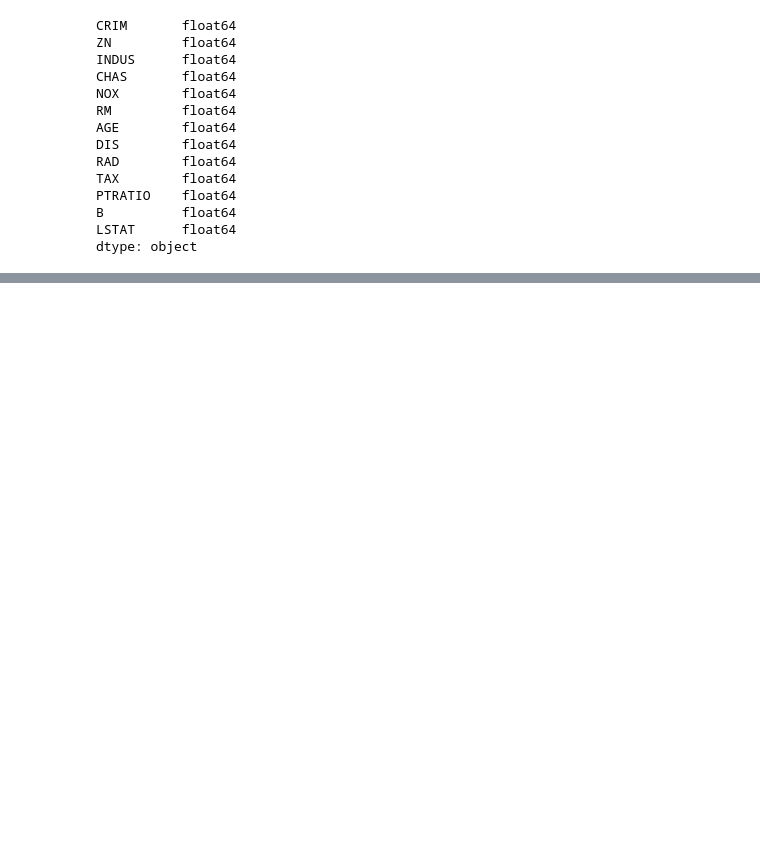
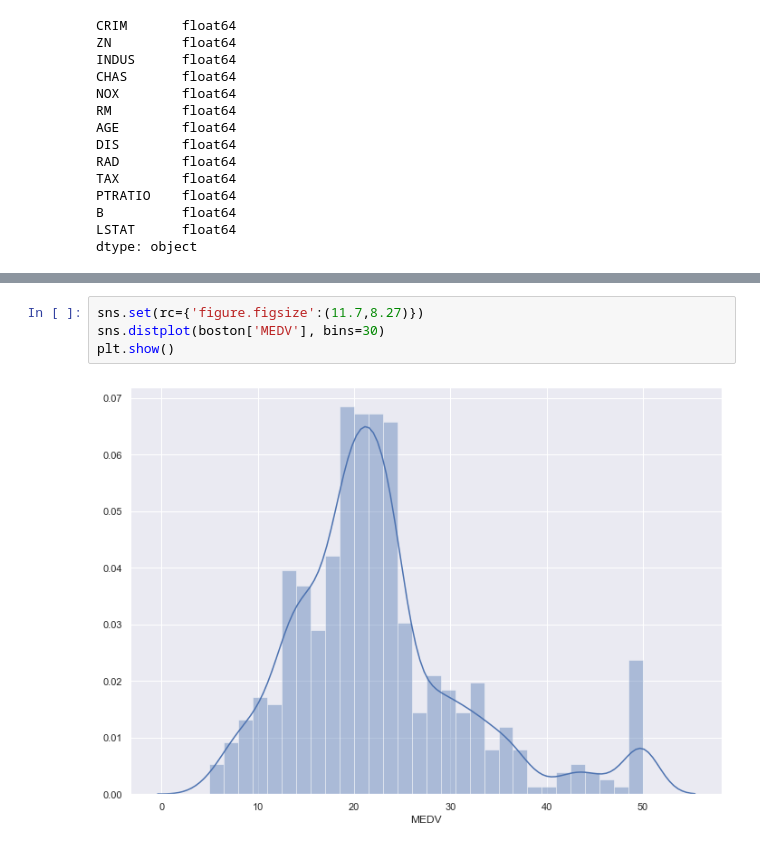
Before and after one commit to oprinceisaac/Machine-L-Statistics-Assignment, a Jupyter notebook: Machine-L-Statistics-Assignment.ipynb, the cells around one changed output, grey strips where cells are left out. Cells and saved outputs as stored; diff of their text form; blank space fills up the shorter version.

```diff
--- a/Machine-L-Statistics-Assignment.ipynb
+++ b/Machine-L-Statistics-Assignment.ipynb
@@ -170,0 +128,6 @@ Basic statistical description of the numerical categories (columns) of the data
+# %%
+sns.set(rc={'figure.figsize':(11.7,8.27)})
+sns.distplot(boston['MEDV'], bins=30)
+plt.show()
+# %% [output]
+[figure, added]
```
Also changed, not shown: parts of 10 cells of this notebook.
